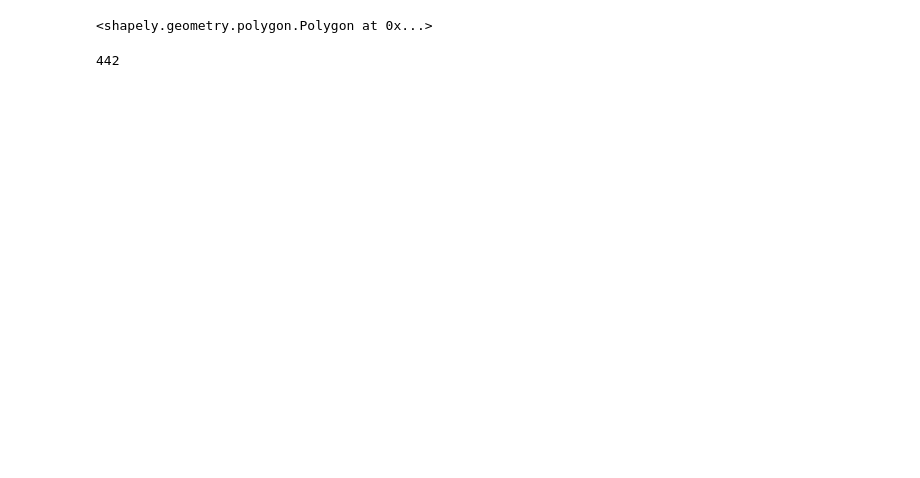
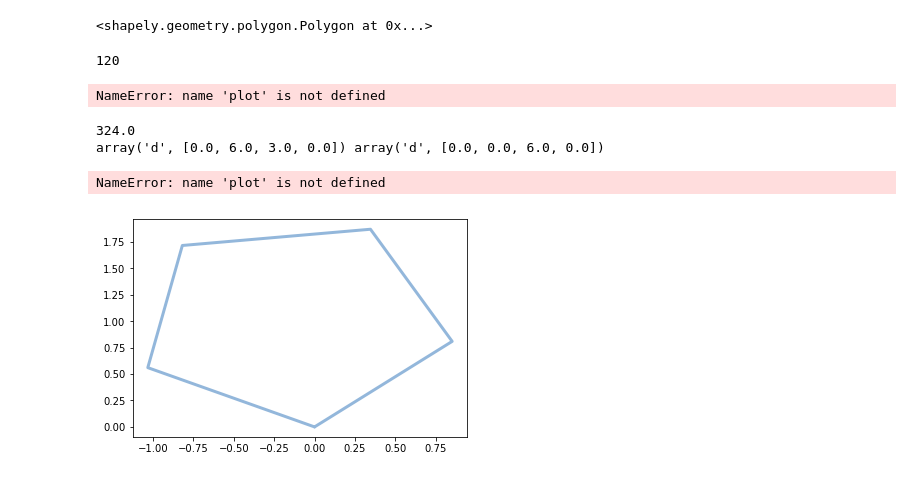
Before and after one commit to marigov/Scenario4_Segovia, a Jupyter notebook: segovia.ipynb, the cells around one changed output. Saved outputs shown, nothing was run; the diff lists cells and outputs as text; code cells hidden in the pictures; blank space fills up the shorter version.

```diff
--- a/segovia.ipynb
+++ b/segovia.ipynb
@@ -303,6 +299,26 @@ problems[28].room.polygon
 # %% [output]
 <shapely.geometry.polygon.Polygon at 0x...>
 # %%
-len(problems[29].furniture)
+len(problems[2].furniture)
 # %% [output]
-442
+120
+# %%
+plot(problems[1].room.polygon)
+# %% [output]
+NameError: name 'plot' is not defined
+# %%
+sorted_shapes = []
+for shape in problems[1].furniture:
+    sorted_shapes.append((shape, shape.total_cost))
+
+sorted_shapes = sorted(sorted_shapes, key = lambda x:x[1], reverse=True)
+
+for (shape, cost) in sorted_shapes:
+    print(cost)
+    x,y = shape.polygon.exterior.xy
+    print(x,y)
+    plot(shape.polygon)
+# %% [output]
+324.0
+array('d', [0.0, 6.0, 3.0, 0.0]) array('d', [0.0, 0.0, 6.0, 0.0])
+NameError: name 'plot' is not defined
@@ -308,0 +477,12 @@ len(problems[29].furniture)
+# %%
+def newPlot(poly):
+    x,y = poly.exterior.xy
+    plt.plot(x, y, color='#6699cc', alpha=0.7, linewidth=3, solid_capstyle='round', zorder=2)
+    time.sleep(1)
+
+
+newPlot(problems[3].room.polygon)
+#newPlot(Polygon([(0.0,0.0), (3.0, 6.0), (6.0, 0.0)]))
+#newPlot(Polygon([(6, 0.0), (11, 0.0), (6, 5.0)]))
+# %% [output]
+[figure, added]
```
Also changed, not shown: parts of 25 cells of this notebook, 2 other files.
